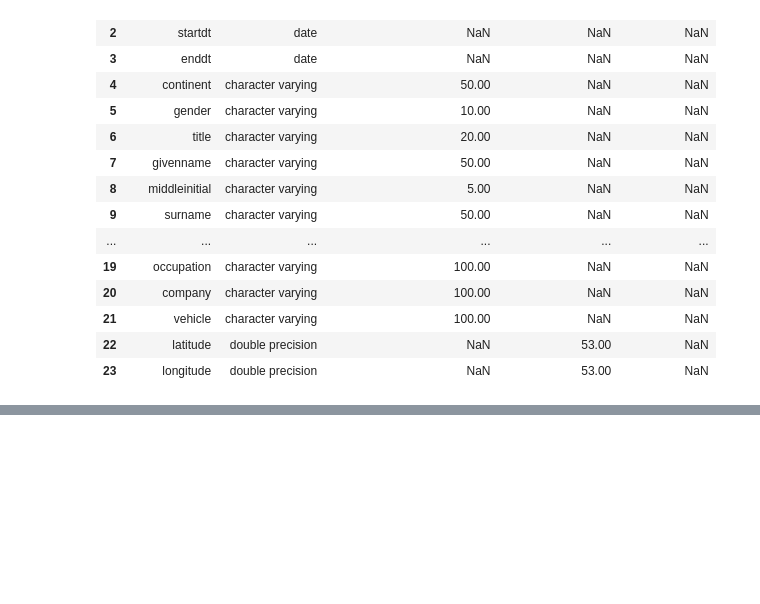
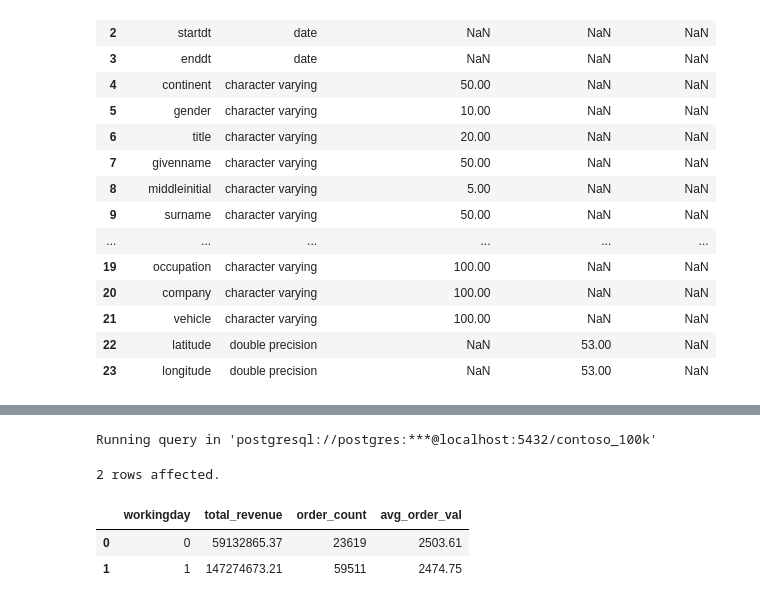
Before and after one commit to C0deB3ast/Data_analysis_work, a Jupyter notebook: Resources/Blank_SQL_Notebook.ipynb, the cells around one changed output, grey strips where cells are left out. Saved outputs shown, nothing was run; the diff lists cells and outputs as text; code cells hidden in the pictures; blank space fills up the shorter version.

```diff
--- a/Resources/Blank_SQL_Notebook.ipynb
+++ b/Resources/Blank_SQL_Notebook.ipynb
@@ -1531,0 +1562,26 @@ Running query in 'postgresql://postgres:***@localhost:5432/contoso_100k'
+# %%
+%%sql
+with orders_with_workingdays AS (
+  select
+  s.orderkey,
+  d.workingday,
+  s.quantity * s.netprice * s.exchangerate As order_revenue
+  from sales s
+  join date d on s.orderdate = d.date
+)
+select
+workingday,
+Sum(order_revenue) As total_revenue,
+Count(Distinct orderkey) As order_count,
+Round(
+  (Sum(order_revenue)/COUNT(Distinct orderkey))::numeric , 2) As avg_order_val
+from orders_with_workingdays
+Group by
+workingday
+/*True working_days Vs non working days revenue*/
+# %% [output]
+Running query in 'postgresql://postgres:***@localhost:5432/contoso_100k'
+2 rows affected.
+|  | workingday | total_revenue | order_count | avg_order_val |
+| 0 | 0 | 59132865.37 | 23619 | 2503.61 |
+| 1 | 1 | 147274673.21 | 59511 | 2474.75 |
```
Also changed, not shown: parts of 2 cells of this notebook.
